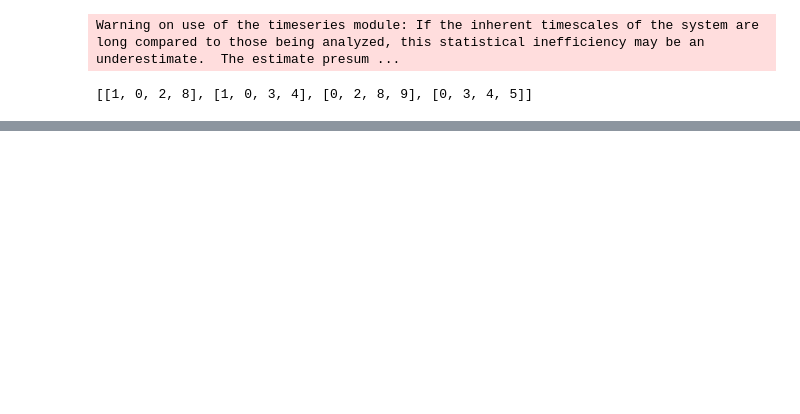
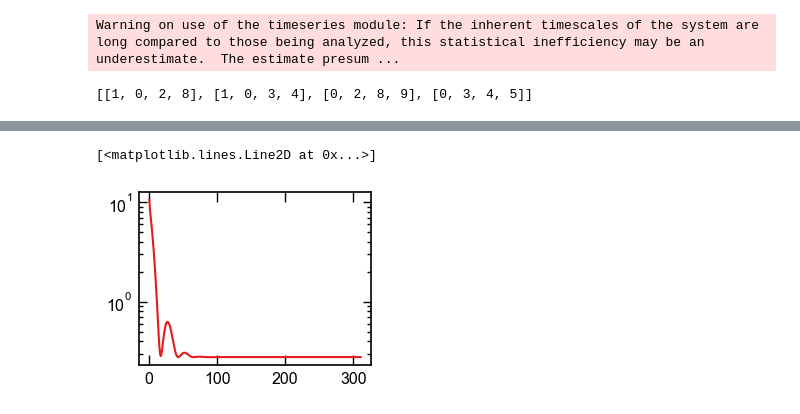
Before and after one commit to srak-uf/iMolCRAFT, a Jupyter notebook: examples/opt/dihedral/dmc/dmc_dihedral.ipynb, the cells around one changed output, grey strips where cells are left out. Cells and saved outputs as stored; diff of their text form; code cells hidden in the pictures; blank space fills up the shorter version.

```diff
--- a/examples/opt/dihedral/dmc/dmc_dihedral.ipynb
+++ b/examples/opt/dihedral/dmc/dmc_dihedral.ipynb
@@ -62,18 +79,21 @@ def loss_energy(ffparams, ff, topology, positions, pairs, y_gt):
     e_ff = batched_efunc(positions)
     e_ff = e_ff
     y_gt = y_gt
-    print(f"e_ff: {e_ff}")
-    print(f"y_gt: {y_gt}")
-    loss = mse_energy(e_ff, y_gt, weight_scheme="uniform", norm_var=True)
-    print(f"loss: {loss}")
+    # print(f"e_ff: {e_ff}")
+    # print(f"y_gt: {y_gt}")
+    loss = mse_energy(e_ff, y_gt, weight_scheme="boltzmann", norm_var=True, zeropoint="qmmin")
+    # print(f"loss: {loss}")
     return loss
 # %%
 tr = DihedralTrainer(
     ffxml="dmc.xml",
     pdbfile=pdbfile,
     calculator=calculator,
+    opt_fftypes=["PeriodicTorsionForce/proper_k"],
     loss_fn=loss_energy,
-    relax_steps=20,
+    relax_steps=1,
+    lr=0.1,
+    clip=0.5
 )
 # %%
 tr.setup()
@@ -82,3 +100,3 @@ AssertionError: The length of angles and atoms_list must be the same.
 # %%
-tr.fit(steps=1000, relax_steps=20)
+tr.fit(steps=10)
 # %% [output]
@@ -102,0 +120,3 @@ KeyboardInterrupt:
+# %%
+tr.relax_steps = 100
+tr.fit(steps=300)
@@ -102,0 +141,7 @@ KeyboardInterrupt:
+# %%
+# plt.xscale("log")
+plt.yscale("log")
+plt.plot(tr.epochs, tr.losses)
+# %% [output]
+[<matplotlib.lines.Line2D at 0x...>]
+[figure, added]
```
Also changed, not shown: parts of 13 cells of this notebook, 3 other files.
